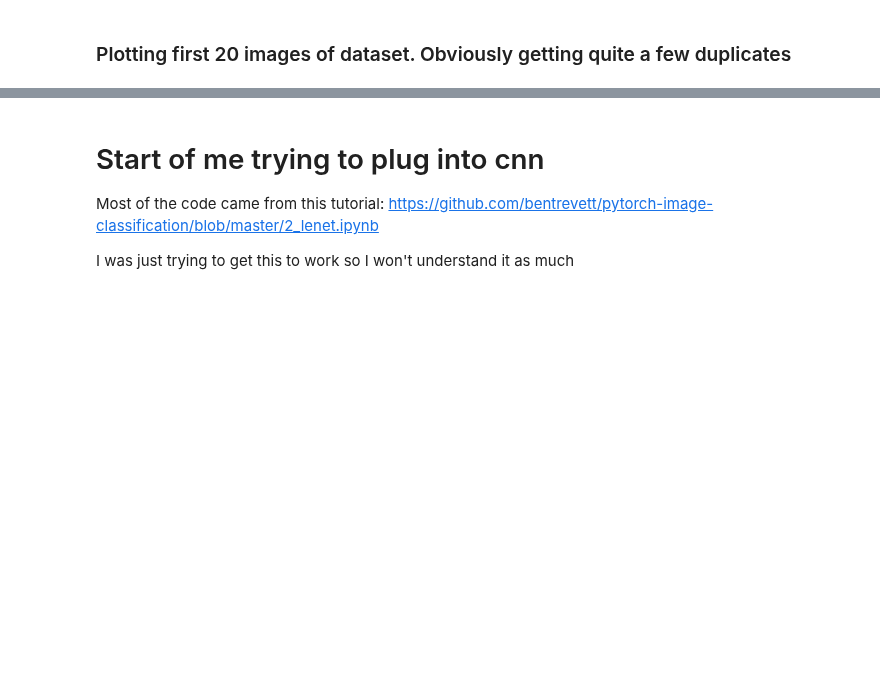
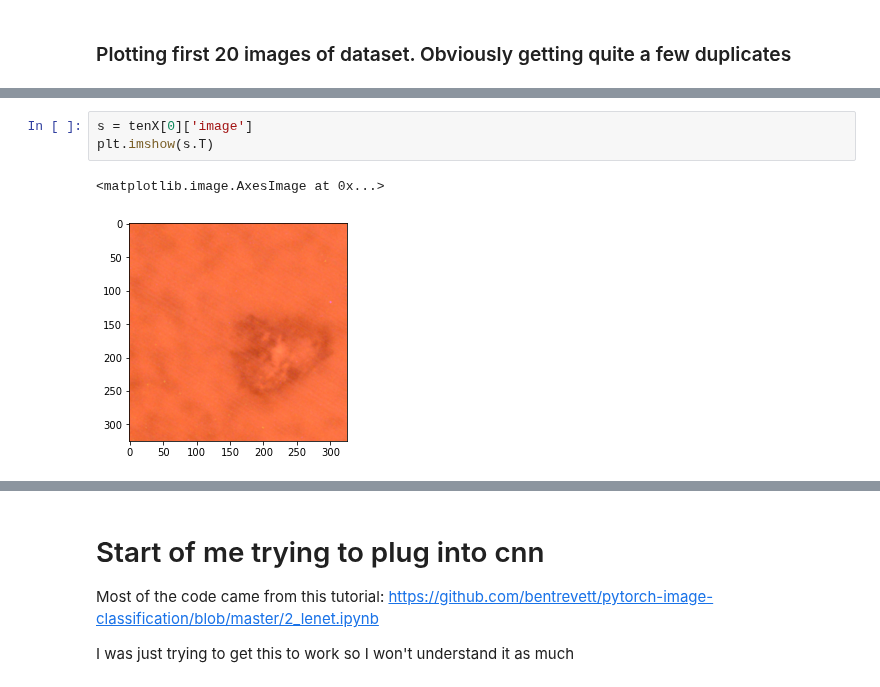
Before and after one commit to Fantastic-Microplastic-Machine/FmPM, a Jupyter notebook: fmpm/will/clean_class_will.ipynb, the cells around one changed output, grey strips where cells are left out. Cells and saved outputs as stored; diff of their text form; blank space fills up the shorter version.

```diff
--- a/fmpm/will/clean_class_will.ipynb
+++ b/fmpm/will/clean_class_will.ipynb
@@ -203 +203,7 @@ torch.Size([3, 325, 325])
 [figure]
+# %%
+s = tenX[0]['image']
+plt.imshow(s.T)
+# %% [output]
+<matplotlib.image.AxesImage at 0x...>
+[figure, added]
```
Also changed, not shown: parts of 15 cells of this notebook, 4 other files.
